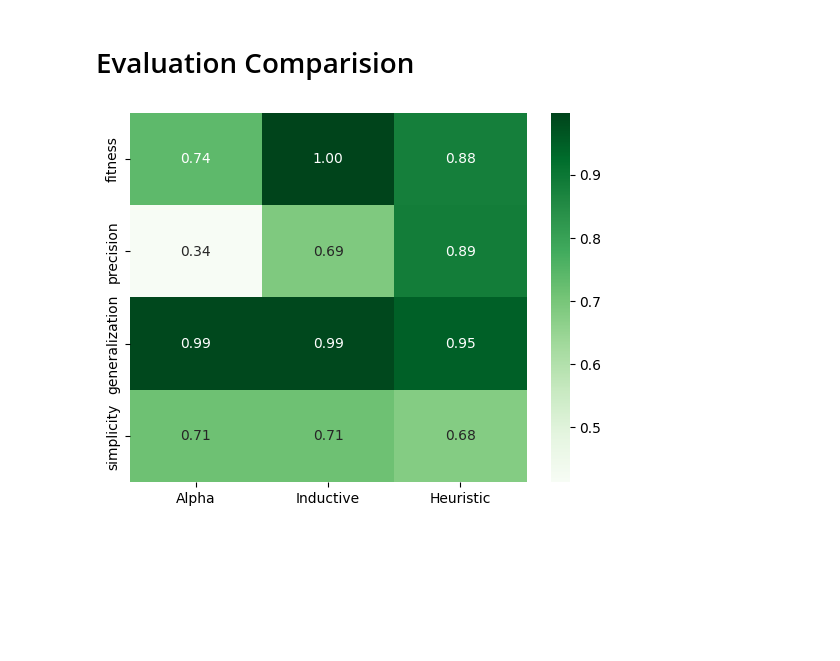
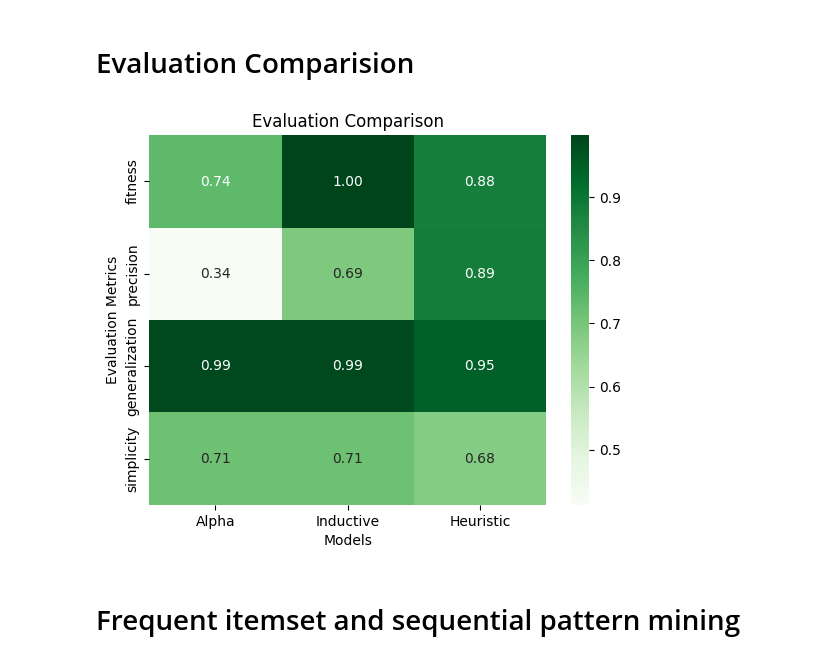
Before and after one commit to heihachi78/fmesfb_beadando, a Jupyter notebook: J0P7MF_beadando.ipynb, the cells around one changed output. Drawn from its saved outputs; the diff is of its cells as text; code cells hidden in the pictures; blank space fills up the shorter version.

```diff
--- a/J0P7MF_beadando.ipynb
+++ b/J0P7MF_beadando.ipynb
@@ -500,25 +502,29 @@ Minimálisan alacsonyabb érték mint korábban a többi módszernél.
 # %%
 ev_comp = pd.DataFrame(columns=['Alpha','Inductive','Heuristic'], index=['fitness','precision','generalization','simplicity'])
 
 ev_comp.at['fitness','Alpha'] = round(fitness_alpha['log_fitness'],3)
 ev_comp.at['fitness','Inductive'] = round(fitness_inductive['log_fitness'],3)
 ev_comp.at['fitness','Heuristic'] = round(fitness_heur['log_fitness'],3)
 
 ev_comp.at['precision','Alpha'] = round(precision_alpha,3)
 ev_comp.at['precision','Inductive'] = round(precision_ind,3)
 ev_comp.at['precision','Heuristic'] = round(precision_heur,3)
 
 ev_comp.at['generalization','Alpha'] = round(gen_alpha,3)
 ev_comp.at['generalization','Inductive'] = round(gen_ind,3)
 ev_comp.at['generalization','Heuristic'] = round(gen_heur,3)
 
 ev_comp.at['simplicity','Alpha'] = round(simp_alpha,3)
 ev_comp.at['simplicity','Inductive'] = round(simp_ind,3)
 ev_comp.at['simplicity','Heuristic'] = round(simp_heur,3)
 
-
 ev_comp = ev_comp[ev_comp.columns].astype(float)
 sns.heatmap(ev_comp, cmap='Greens',robust=True,annot=True,fmt='.2f')
-plt.savefig('Eval_comp.pdf',format='pdf',dpi=300,bbox_inches='tight')
+plt.title('Evaluation Comparison')
+plt.ylabel('Evaluation Metrics')
+plt.xlabel('Models')
+plt.show()
 # %% [output]
-[figure, old version]
+[figure, new version]
+# %% [markdown]
+# Frequent itemset and sequential pattern mining
```
Also changed, not shown: parts of 22 cells of this notebook, 17 other files.
